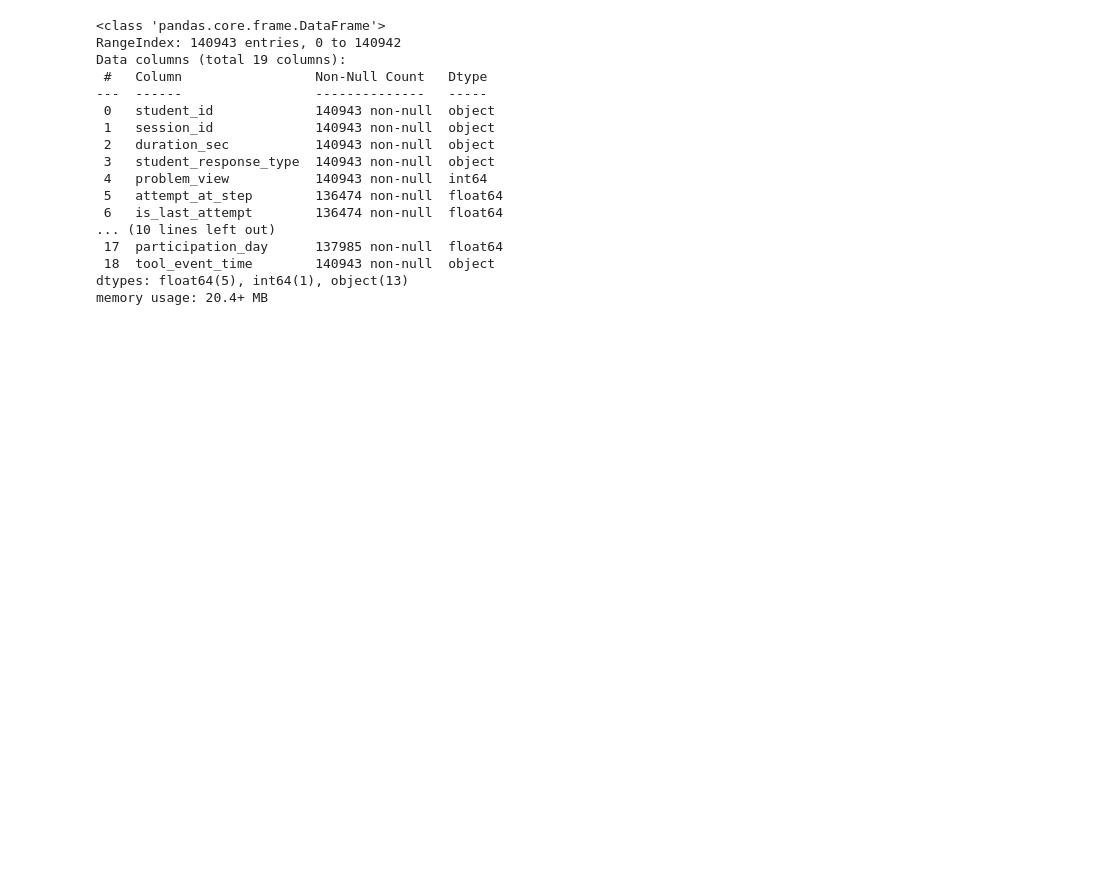
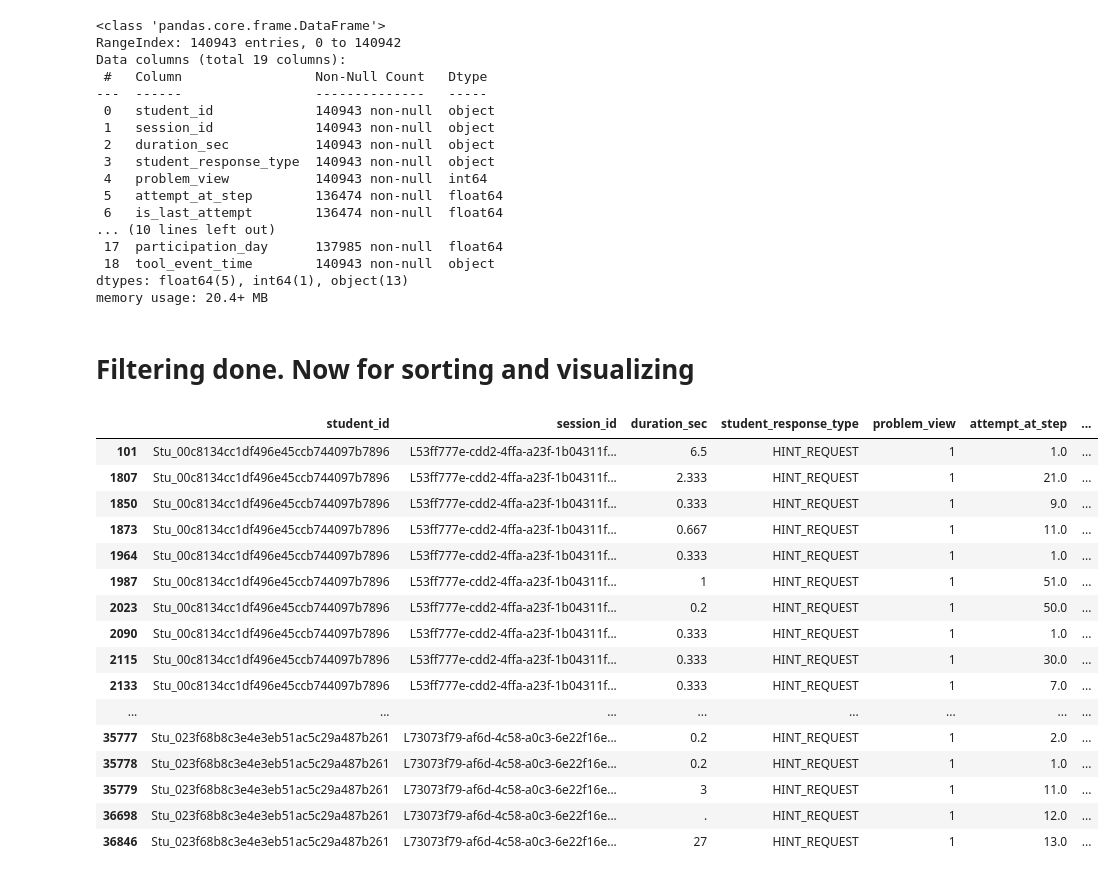
Before and after one commit to rithikkulkarni/SimStudent-Wheelspinning-Predictor, a Jupyter notebook: data_preprocessing.ipynb, the cells around one changed output. Saved outputs shown, nothing was run; the diff lists cells and outputs as text; code cells hidden in the pictures; blank space fills up the shorter version.

Commit message:
Sorted data by students/times

```diff
--- a/data_preprocessing.ipynb
+++ b/data_preprocessing.ipynb
@@ -11,0 +12,6 @@ print(df.shape)
+# %%
+### Loading the already filtered dataset from github
+file_path = 'https://github.com/rithikkulkarni/simstudent-data-preprocessing/raw/main/datasets/SimStudent_StudyVII_May2017_Preprocessed_Subset.xlsx'
+
+df = pd.read_excel(file_path)
+print(df.shape)
@@ -151,3 +159,60 @@ dtypes: float64(5), int64(1), object(13)
 memory usage: 20.4+ MB
 # %%
 df.to_excel('SimStudent_StudyVII_May2017_Preprocessed_Subset.xlsx', index=False)
+# %% [markdown]
+# Filtering done. Now for sorting and visualizing
+# %%
+### Convert UTC times to EST
+
+import pytz
+from datetime import datetime
+
+utc = pytz.UTC
+eastern = pytz.timezone("US/Eastern")
+
+def convert_time(value):
+    try:
+        if pd.isna(value):  # check for NaT or None
+            return pd.NaT
+
+        value_str = str(value)
+
+        if "UTC" in value_str:
+            dt = datetime.strptime(value_str.replace(" UTC", ""), "%Y-%m-%d %H:%M:%S.%f")
+            dt = utc.localize(dt).astimezone(eastern)
+        else:
+            dt = datetime.strptime(value_str, "%Y-%m-%d-%H:%M:%S.%f")
+            dt = eastern.localize(dt)
+
+        return dt
+
+    except Exception as e:
+        print(f"Failed to parse: {value} → {e}")
+        return pd.NaT
+
+
+df['tool_event_time'] = df['tool_event_time'].apply(convert_time)
+df['tool_event_time_str'] = df['tool_event_time'].dt.strftime('%Y-%m-%d %H:%M:%S.%f')
+
+### Create sorted dataframe
+df.sort_values(by=['student_id','tool_event_time'], inplace=True)
+# %%
+df.head(50)
+# %% [output]
+|  | student_id | session_id | duration_sec | student_response_type | problem_view | attempt_at_step | ... |
+| 101 | Stu_00c8134cc1df496e45ccb744097b7896 | L53ff777e-cdd2-4ffa-a23f-1b04311f... | 6.5 | HINT_REQUEST | 1 | 1.0 | ... |
+| 1807 | Stu_00c8134cc1df496e45ccb744097b7896 | L53ff777e-cdd2-4ffa-a23f-1b04311f... | 2.333 | HINT_REQUEST | 1 | 21.0 | ... |
+| 1850 | Stu_00c8134cc1df496e45ccb744097b7896 | L53ff777e-cdd2-4ffa-a23f-1b04311f... | 0.333 | HINT_REQUEST | 1 | 9.0 | ... |
+| 1873 | Stu_00c8134cc1df496e45ccb744097b7896 | L53ff777e-cdd2-4ffa-a23f-1b04311f... | 0.667 | HINT_REQUEST | 1 | 11.0 | ... |
+| 1964 | Stu_00c8134cc1df496e45ccb744097b7896 | L53ff777e-cdd2-4ffa-a23f-1b04311f... | 0.333 | HINT_REQUEST | 1 | 1.0 | ... |
+| 1987 | Stu_00c8134cc1df496e45ccb744097b7896 | L53ff777e-cdd2-4ffa-a23f-1b04311f... | 1 | HINT_REQUEST | 1 | 51.0 | ... |
+| 2023 | Stu_00c8134cc1df496e45ccb744097b7896 | L53ff777e-cdd2-4ffa-a23f-1b04311f... | 0.2 | HINT_REQUEST | 1 | 50.0 | ... |
+| 2090 | Stu_00c8134cc1df496e45ccb744097b7896 | L53ff777e-cdd2-4ffa-a23f-1b04311f... | 0.333 | HINT_REQUEST | 1 | 1.0 | ... |
+| 2115 | Stu_00c8134cc1df496e45ccb744097b7896 | L53ff777e-cdd2-4ffa-a23f-1b04311f... | 0.333 | HINT_REQUEST | 1 | 30.0 | ... |
+| 2133 | Stu_00c8134cc1df496e45ccb744097b7896 | L53ff777e-cdd2-4ffa-a23f-1b04311f... | 0.333 | HINT_REQUEST | 1 | 7.0 | ... |
+| ... | ... | ... | ... | ... | ... | ... | ... |
+| 35777 | Stu_023f68b8c3e4e3eb51ac5c29a487b261 | L73073f79-af6d-4c58-a0c3-6e22f16e... | 0.2 | HINT_REQUEST | 1 | 2.0 | ... |
+| 35778 | Stu_023f68b8c3e4e3eb51ac5c29a487b261 | L73073f79-af6d-4c58-a0c3-6e22f16e... | 0.2 | HINT_REQUEST | 1 | 1.0 | ... |
+| 35779 | Stu_023f68b8c3e4e3eb51ac5c29a487b261 | L73073f79-af6d-4c58-a0c3-6e22f16e... | 3 | HINT_REQUEST | 1 | 11.0 | ... |
+| 36698 | Stu_023f68b8c3e4e3eb51ac5c29a487b261 | L73073f79-af6d-4c58-a0c3-6e22f16e... | . | HINT_REQUEST | 1 | 12.0 | ... |
+| 36846 | Stu_023f68b8c3e4e3eb51ac5c29a487b261 | L73073f79-af6d-4c58-a0c3-6e22f16e... | 27 | HINT_REQUEST | 1 | 13.0 | ... |
```
Also changed, not shown: parts of 3 cells of this notebook.
